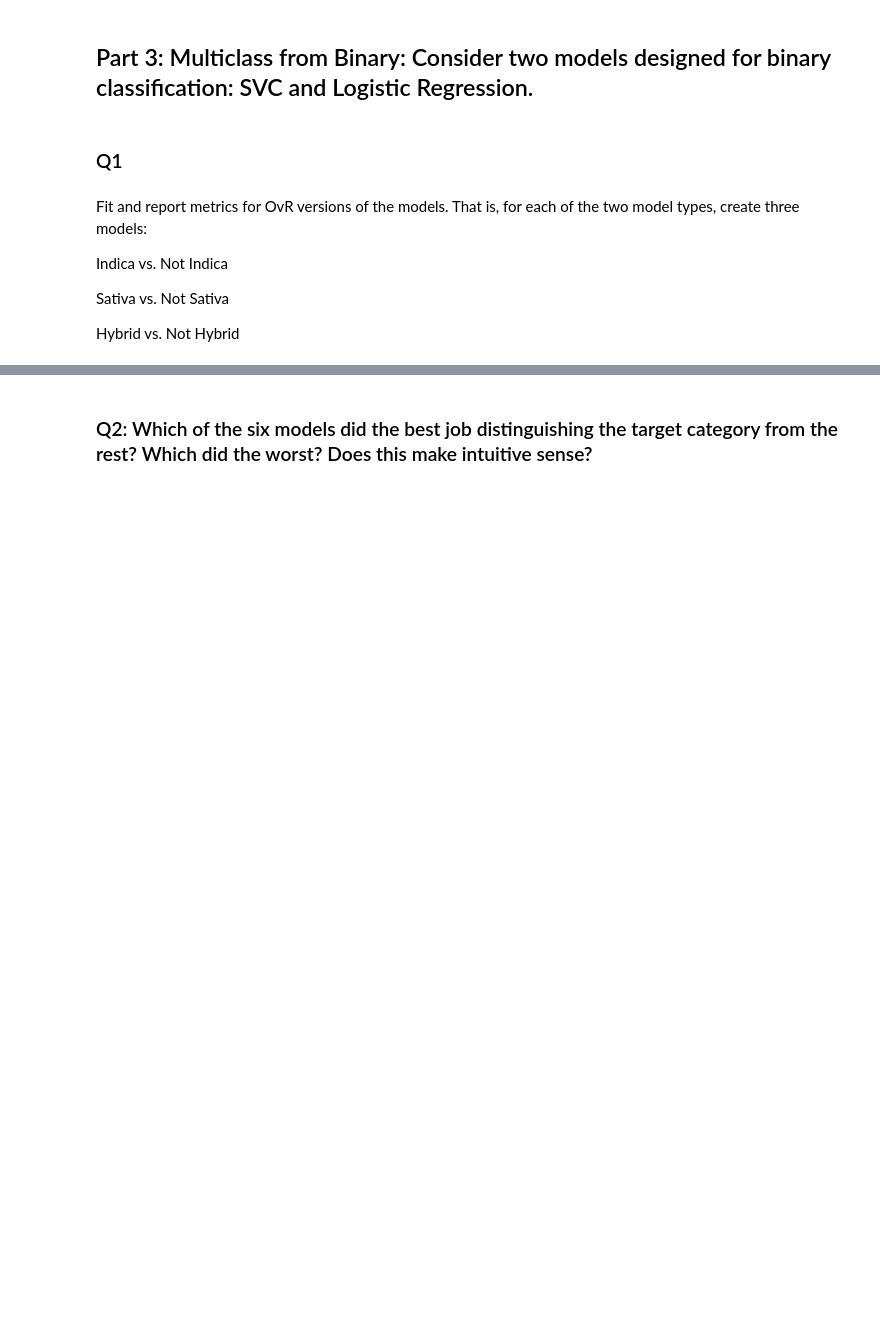
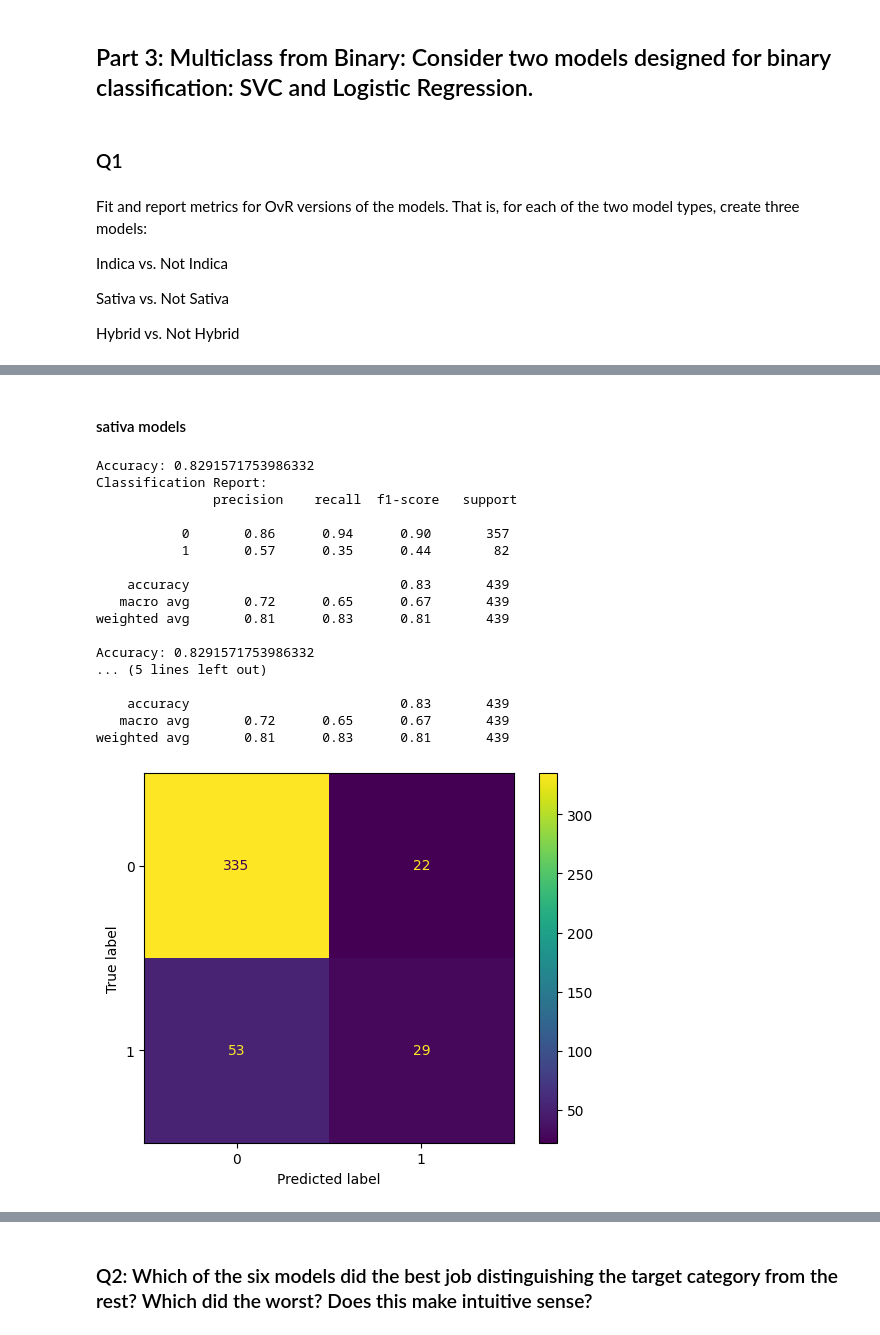
Before and after one commit to alexandragrover/GSB-544, a Jupyter notebook: Labs/Lab8/Lab8.ipynb, the cells around one changed output, grey strips where cells are left out. Cells and saved outputs as stored; diff of their text form; code cells hidden in the pictures; blank space fills up the shorter version.

```diff
--- a/Labs/Lab8/Lab8.ipynb
+++ b/Labs/Lab8/Lab8.ipynb
@@ -552,0 +541,36 @@ for category in categories:
+# %% [markdown]
+#### sativa models
+# %%
+#stativa
+y = weed["sativa_or_not"]
+
+X_train, X_test, y_train, y_test = train_test_split(X, y, test_size = 0.2, random_state = 1, stratify = y)
+#PIPELINE
+logreg_pipeline = Pipeline([("logreg", LogisticRegression(random_state=42))])
+logreg_pipeline.fit(X_train, y_train)
+y_pred_logreg = logreg_pipeline.predict(X_test)
+
+accuracy = accuracy_score(y_test, y_pred_logreg)
+print("Accuracy:", accuracy)
+log_cm = confusion_matrix(y_test, y_pred_logreg)
+ConfusionMatrixDisplay(log_cm).plot()
+print("Classification Report:\n", classification_report(y_test, y_pred_logreg))
+# %% [output]
+Accuracy: 0.8291571753986332
+Classification Report:
+               precision    recall  f1-score   support
+
+           0       0.86      0.94      0.90       357
+           1       0.57      0.35      0.44        82
+
+    accuracy                           0.83       439
+   macro avg       0.72      0.65      0.67       439
+weighted avg       0.81      0.83      0.81       439
+
+Accuracy: 0.8291571753986332
+... (5 lines left out)
+
+    accuracy                           0.83       439
+   macro avg       0.72      0.65      0.67       439
+weighted avg       0.81      0.83      0.81       439
+[figure, added]
```
Also changed, not shown: parts of 42 cells of this notebook.
